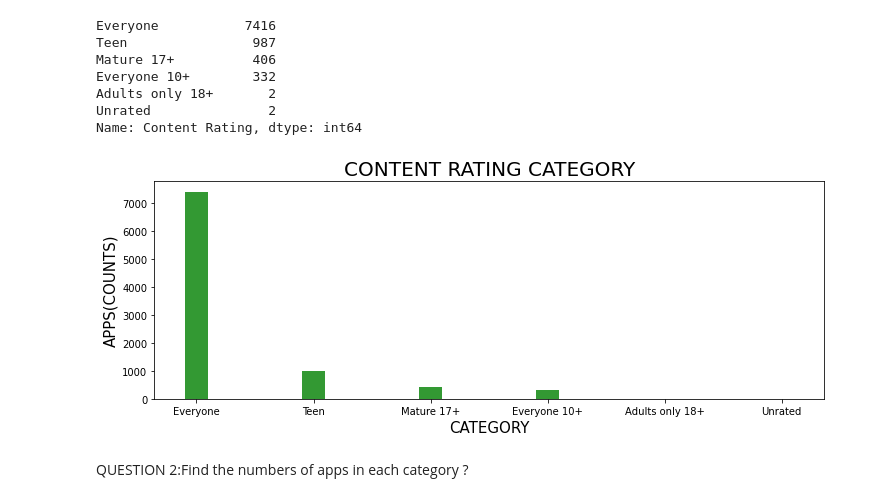
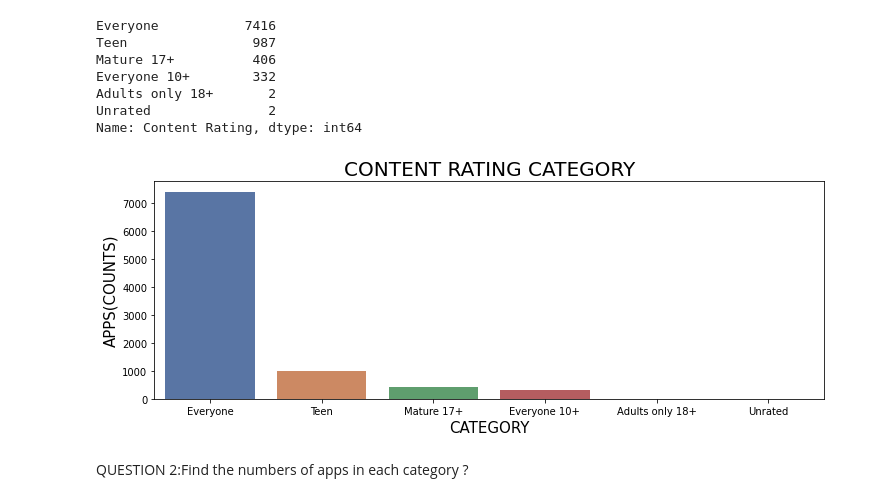
Before and after one commit to Swastik02aug/almabetter-EDA-project, a Jupyter notebook: Play_Store_App_Review_Analysis_Capstone_Project.ipynb, the cells around one changed output. Cells and saved outputs as stored; diff of their text form; code cells hidden in the pictures.

```diff
--- a/Play_Store_App_Review_Analysis_Capstone_Project.ipynb
+++ b/Play_Store_App_Review_Analysis_Capstone_Project.ipynb
@@ -271,12 +271,13 @@ for i in range(len(x2)):
 # %%
 #plot
 plt.figure(figsize=(12,4))
-plt.bar(l1,l2,width=0.2,color='green', alpha=0.8);
+graph = sns.barplot(x=l1,y=l2,alpha=1, palette= "deep")
+#plt.bar(l1,l2,width=0.2,color='green', alpha=0.8);
 plt.title('CONTENT RATING CATEGORY',size = 20);
 plt.ylabel('APPS(COUNTS)',size=15);
 plt.xlabel('CATEGORY',size=15);
 # %% [output]
-[figure, old version]
+[figure, new version]
 # %% [markdown]
 QUESTION 2:Find the numbers of apps in each category ?
 # %%
```
Also changed, not shown: parts of 2 cells of this notebook.
